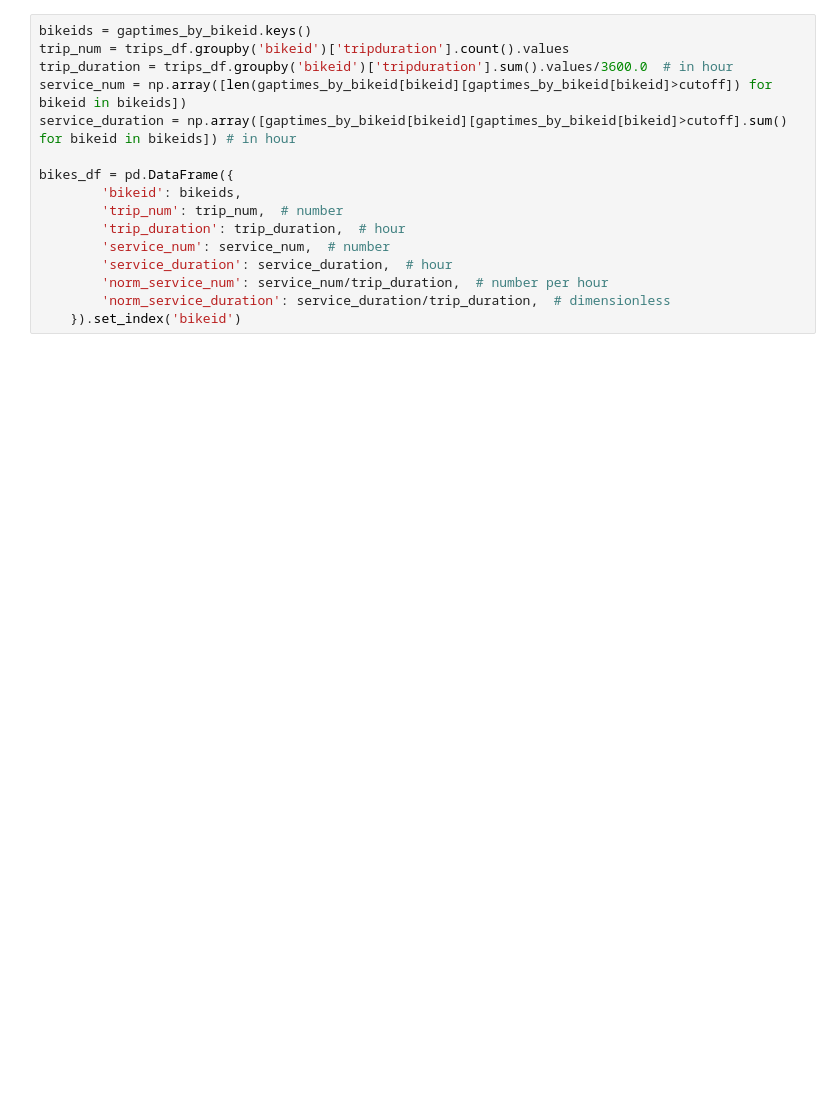
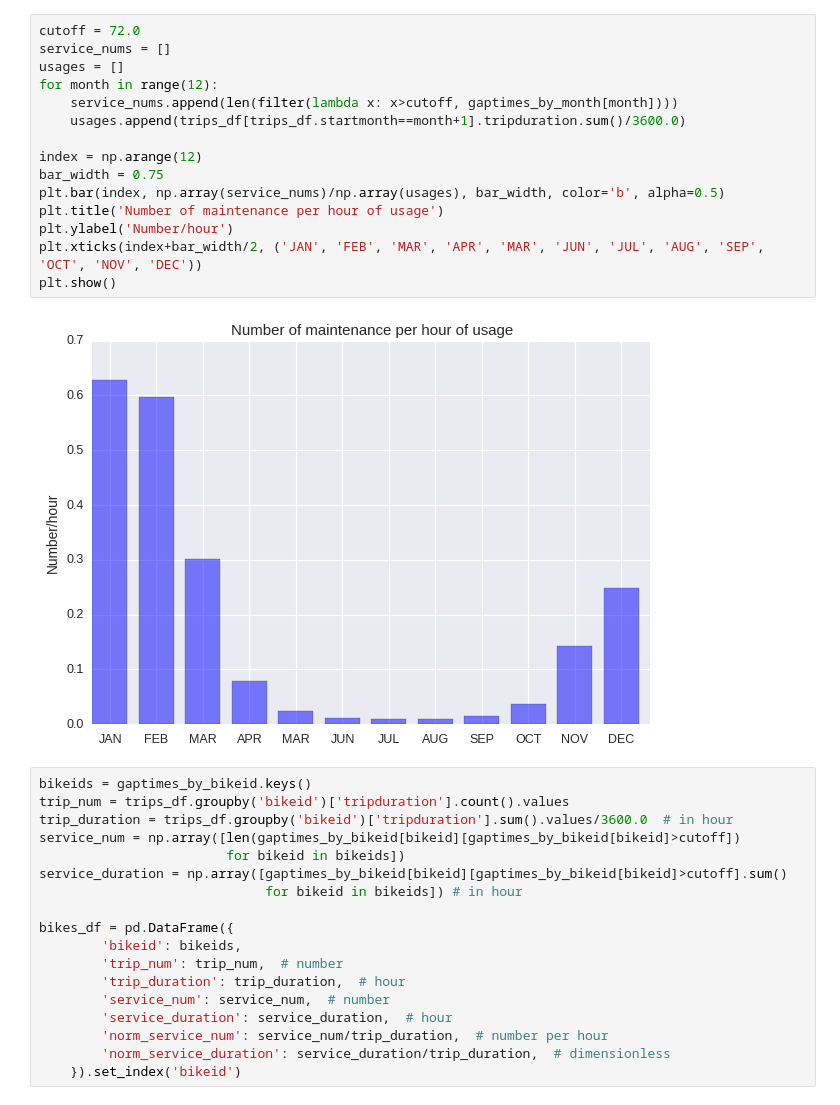
Before and after one commit to xuchenyu/capstone, a Jupyter notebook: bike_study.ipynb, the cells around one changed output. Saved outputs shown, nothing was run; the diff lists cells and outputs as text; blank space fills up the shorter version.

```diff
--- a/bike_study.ipynb
+++ b/bike_study.ipynb
@@ -98,9 +117,28 @@ plt.legend(loc='upper right')
+# %%
+cutoff = 72.0
+service_nums = []
+usages = []
+for month in range(12):
+    service_nums.append(len(filter(lambda x: x>cutoff, gaptimes_by_month[month])))
+    usages.append(trips_df[trips_df.startmonth==month+1].tripduration.sum()/3600.0)
+
+index = np.arange(12)
+bar_width = 0.75
+plt.bar(index, np.array(service_nums)/np.array(usages), bar_width, color='b', alpha=0.5)
+plt.title('Number of maintenance per hour of usage')
+plt.ylabel('Number/hour')
+plt.xticks(index+bar_width/2, ('JAN', 'FEB', 'MAR', 'APR', 'MAR', 'JUN', 'JUL', 'AUG', 'SEP', 'OCT', 'NOV', 'DEC'))
+plt.show()
+# %% [output]
+[figure, added]
 # %%
 bikeids = gaptimes_by_bikeid.keys()
 trip_num = trips_df.groupby('bikeid')['tripduration'].count().values
 trip_duration = trips_df.groupby('bikeid')['tripduration'].sum().values/3600.0  # in hour
-service_num = np.array([len(gaptimes_by_bikeid[bikeid][gaptimes_by_bikeid[bikeid]>cutoff]) for bikeid in bikeids])
-service_duration = np.array([gaptimes_by_bikeid[bikeid][gaptimes_by_bikeid[bikeid]>cutoff].sum() for bikeid in bikeids]) # in hour
+service_num = np.array([len(gaptimes_by_bikeid[bikeid][gaptimes_by_bikeid[bikeid]>cutoff])
+                        for bikeid in bikeids])
+service_duration = np.array([gaptimes_by_bikeid[bikeid][gaptimes_by_bikeid[bikeid]>cutoff].sum()
+                             for bikeid in bikeids]) # in hour
 
 bikes_df = pd.DataFrame({
         'bikeid': bikeids,
```
Also changed, not shown: parts of 20 cells of this notebook, 12 other files.
